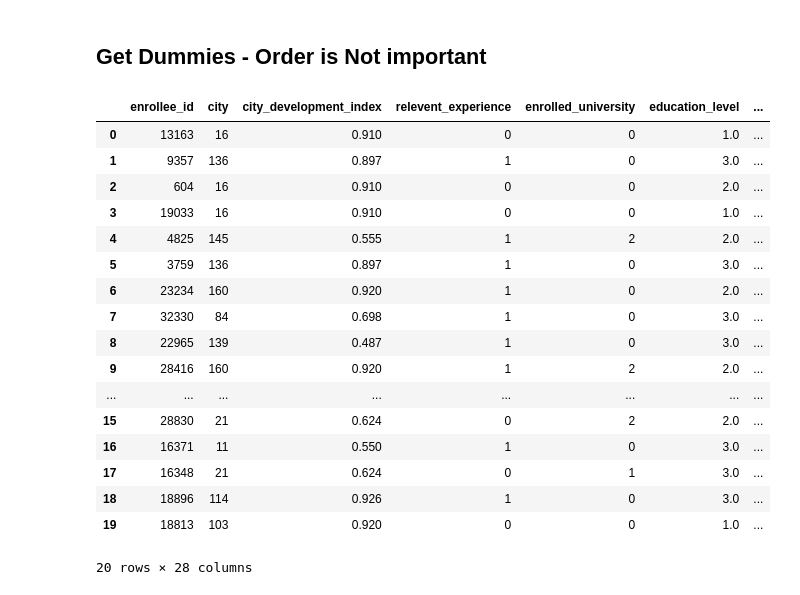
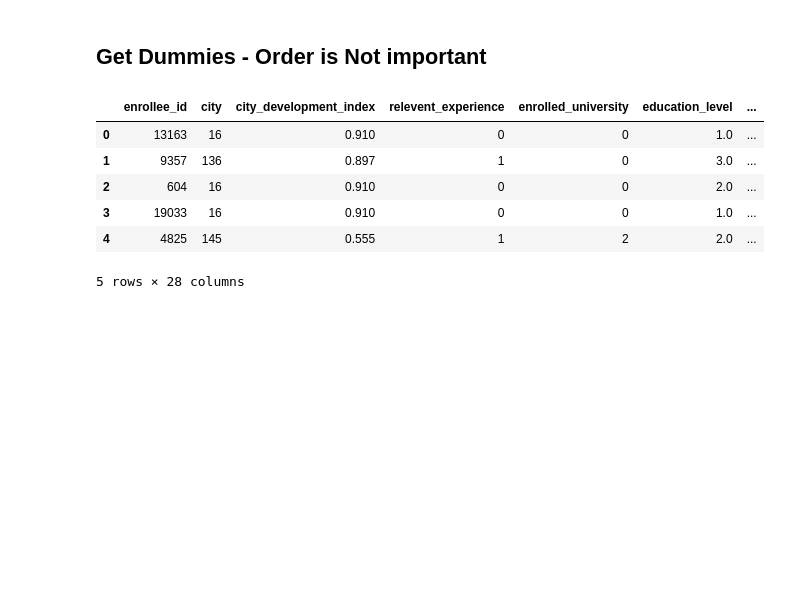
Before and after one commit to yuvalazu/ML---Course, a Jupyter notebook: Machine Learning Project 1.ipynb, the cells around one changed output. Drawn from its saved outputs; the diff is of its cells as text; code cells hidden in the pictures; blank space fills up the shorter version.

```diff
--- a/Machine Learning Project 1.ipynb
+++ b/Machine Learning Project 1.ipynb
@@ -351,23 +353,12 @@ df_encoded = encoder.fit_transform(df.company_type)
 df = pd.concat([df, df_encoded], axis=1)
 df = df.drop(columns="company_type")
 # %%
-df.head(20)
+df.head()
 # %% [output]
 |  | enrollee_id | city | city_development_index | relevent_experience | enrolled_university | education_level | ... |
 | 0 | 13163 | 16 | 0.910 | 0 | 0 | 1.0 | ... |
 | 1 | 9357 | 136 | 0.897 | 1 | 0 | 3.0 | ... |
 | 2 | 604 | 16 | 0.910 | 0 | 0 | 2.0 | ... |
 | 3 | 19033 | 16 | 0.910 | 0 | 0 | 1.0 | ... |
 | 4 | 4825 | 145 | 0.555 | 1 | 2 | 2.0 | ... |
-| 5 | 3759 | 136 | 0.897 | 1 | 0 | 3.0 | ... |
-| 6 | 23234 | 160 | 0.920 | 1 | 0 | 2.0 | ... |
-| 7 | 32330 | 84 | 0.698 | 1 | 0 | 3.0 | ... |
-| 8 | 22965 | 139 | 0.487 | 1 | 0 | 3.0 | ... |
-| 9 | 28416 | 160 | 0.920 | 1 | 2 | 2.0 | ... |
-| ... | ... | ... | ... | ... | ... | ... | ... |
-| 15 | 28830 | 21 | 0.624 | 0 | 2 | 2.0 | ... |
-| 16 | 16371 | 11 | 0.550 | 1 | 0 | 3.0 | ... |
-| 17 | 16348 | 21 | 0.624 | 0 | 1 | 3.0 | ... |
-| 18 | 18896 | 114 | 0.926 | 1 | 0 | 3.0 | ... |
-| 19 | 18813 | 103 | 0.920 | 0 | 0 | 1.0 | ... |
-20 rows × 28 columns
+5 rows × 28 columns
```
Also changed, not shown: parts of 21 cells of this notebook.
